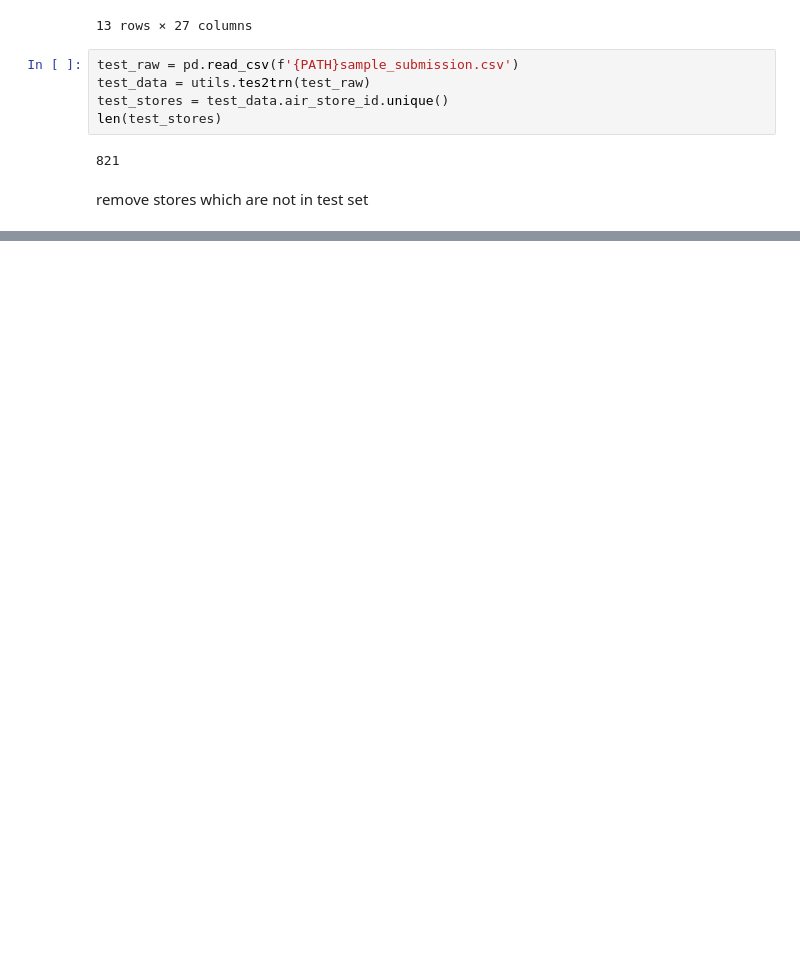
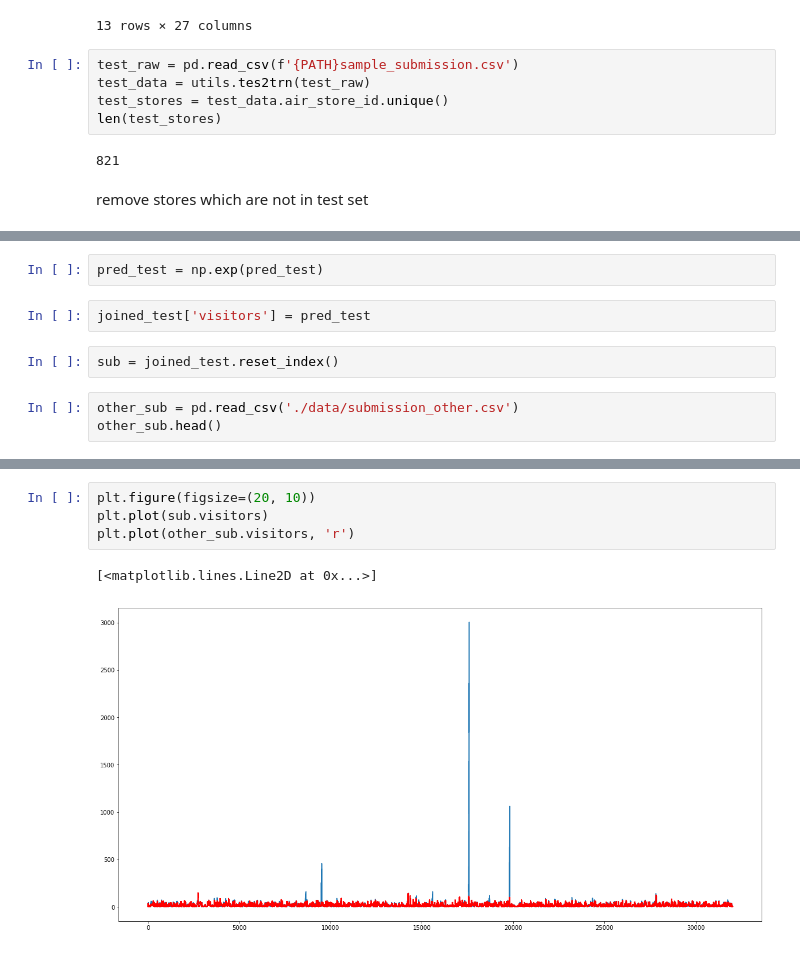
Before and after one commit to xiaochuan-du/ml_utils, a Jupyter notebook: proj/RRVF_yy/DL.ipynb, the cells around one changed output, grey strips where cells are left out. Drawn from its saved outputs; the diff is of its cells as text; blank space fills up the shorter version.

```diff
--- a/proj/RRVF_yy/DL.ipynb
+++ b/proj/RRVF_yy/DL.ipynb
@@ -199,0 +820,9 @@ def dropMissingColumns
+# %%
+pred_test = np.exp(pred_test)
+# %%
+joined_test['visitors'] = pred_test
+# %%
+sub = joined_test.reset_index()
+# %%
+other_sub = pd.read_csv('./data/submission_other.csv')
+other_sub.head()
@@ -199,0 +836,7 @@ def dropMissingColumns
+# %%
+plt.figure(figsize=(20, 10))
+plt.plot(sub.visitors)
+plt.plot(other_sub.visitors, 'r')
+# %% [output]
+[<matplotlib.lines.Line2D at 0x...>]
+[figure, added]
```
Also changed, not shown: parts of 106 cells of this notebook, 43 other files.
